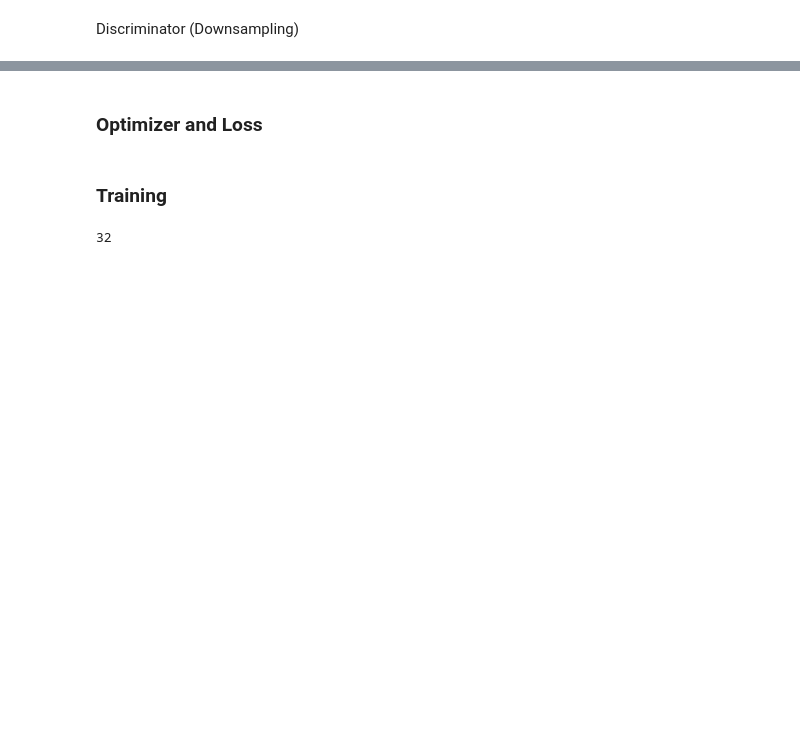
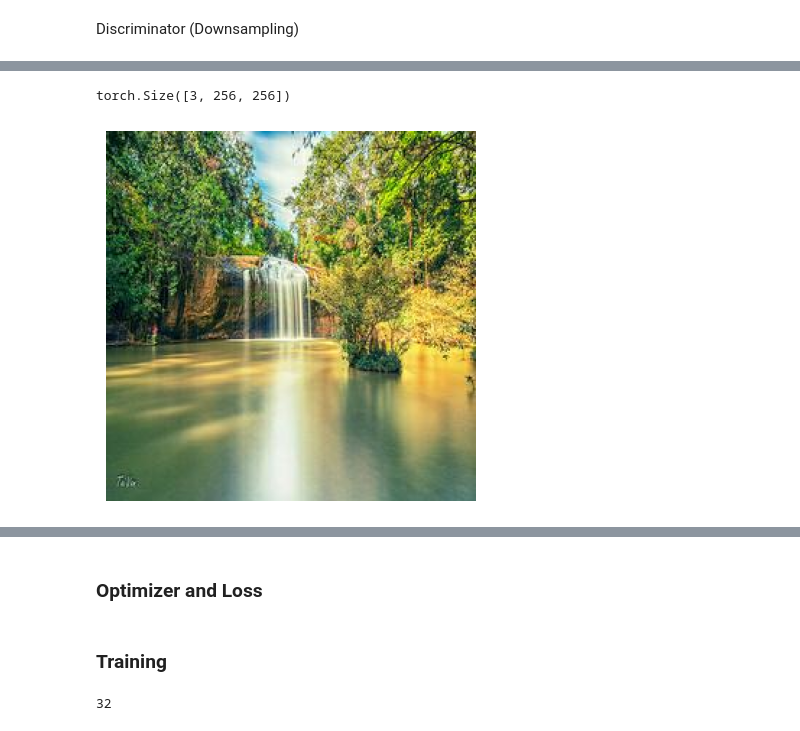
Before and after one commit to peteray-dev/GAN_Painter, a Jupyter notebook: I_AM_SOMETHING_OF_A_PAINTER_MYSELF.ipynb, the cells around one changed output, grey strips where cells are left out. Drawn from its saved outputs; the diff is of its cells as text; code cells hidden in the pictures; blank space fills up the shorter version.

```diff
--- a/I_AM_SOMETHING_OF_A_PAINTER_MYSELF.ipynb
+++ b/I_AM_SOMETHING_OF_A_PAINTER_MYSELF.ipynb
@@ -244,2 +251,19 @@ Discriminator(
   )
 )
+# %%
+photo = next(iter(photo_loader))
+photo[0].shape
+# %% [output]
+torch.Size([3, 256, 256])
+# %%
+import matplotlib.pyplot as plt
+
+# Assuming `real_images` is your tensor
+real_images = next(iter(photo_loader))
+
+# Visualize the first image in the batch
+plt.imshow(real_images[0].permute(1, 2, 0))  # since the images are in format (C, H, W)
+plt.axis('off')  # Hide axes
+plt.show()
+# %% [output]
+[figure, added]
```
Also changed, not shown: parts of 10 cells of this notebook.
